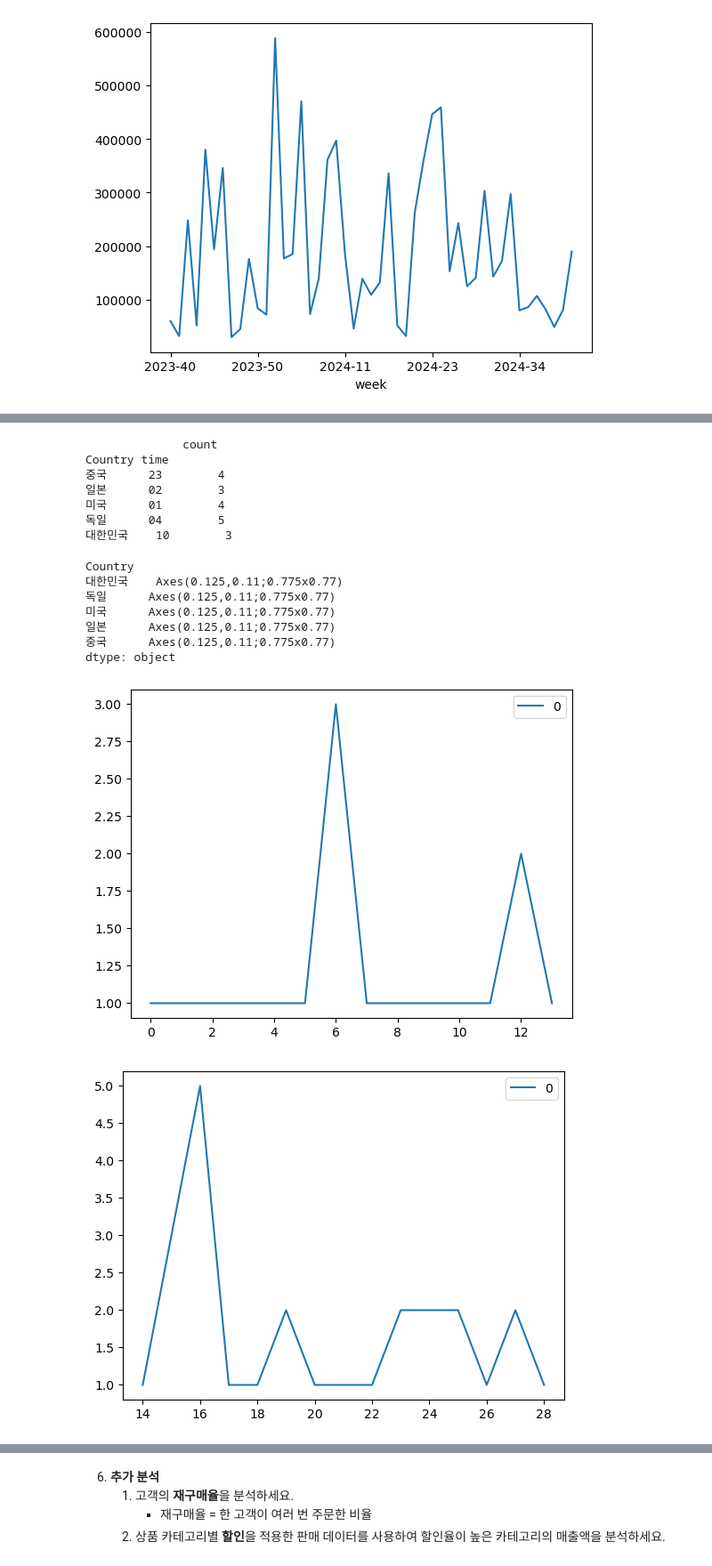
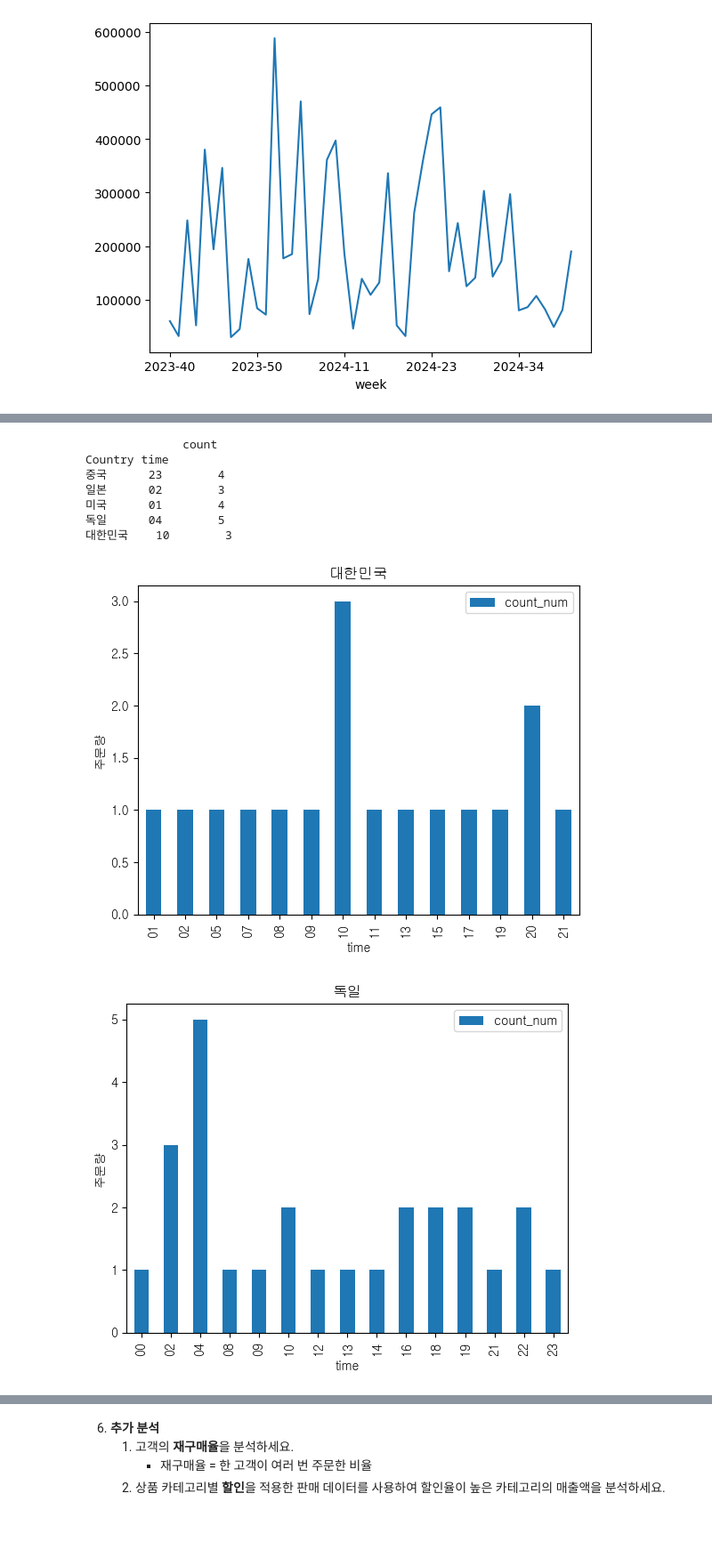
Before and after one commit to Encore-SKN-9/data-analysis-practice, a Jupyter notebook: 3_final_practice.ipynb, the cells around one changed output, grey strips where cells are left out. Shown at 89% size. Saved outputs shown, nothing was run; the diff lists cells and outputs as text; code cells hidden in the pictures; blank space fills up the shorter version.

```diff
--- a/3_final_practice.ipynb
+++ b/3_final_practice.ipynb
@@ -268,32 +274,28 @@ month_df.plot(
 # %%
-# 3 국가별 많이 주문한 시간 시각화
+# 3
 df['time'] = df['date'].apply(lambda x : str(x)[11:13])
 order_time_1 = df.groupby(['Country','time']).agg(count=('Product', 'count'))
 order_time_2 = order_time_1.sort_values(['Country','count'],ascending=False).groupby('Country').head(1)
 print(order_time_2)
 
-# order_time_2.plot(
-#     kind='bar'
-# )
-# order_time_1.plot()
 order_time_3 = order_time_1.T.unstack().reset_index()
-type(order_time_3)
-order_time_3
-order_time_3.groupby(['Country']).plot()
+order_time_3.rename(columns = {0 : 'count_num'}, inplace = True)
+for i in order_time_3['Country'].unique():
+    df_tmp = order_time_3[order_time_3['Country'] == i]
+    ax = df_tmp.plot(
+        kind='bar',
+        x = 'time',
+        y = 'count_num'
+    )
+    ax.set_title(i)
+    ax.set_ylabel("주문량")
 # %% [output]
               count
 Country time
 중국      23        4
 일본      02        3
 미국      01        4
 독일      04        5
 대한민국    10        3
-Country
-대한민국    Axes(0.125,0.11;0.775x0.77)
-독일      Axes(0.125,0.11;0.775x0.77)
-미국      Axes(0.125,0.11;0.775x0.77)
-일본      Axes(0.125,0.11;0.775x0.77)
-중국      Axes(0.125,0.11;0.775x0.77)
-dtype: object
-[figure, old version]
+[figure, new version]
-[figure, old version]
+[figure, new version]
```
Also changed, not shown: parts of 10 cells of this notebook.
